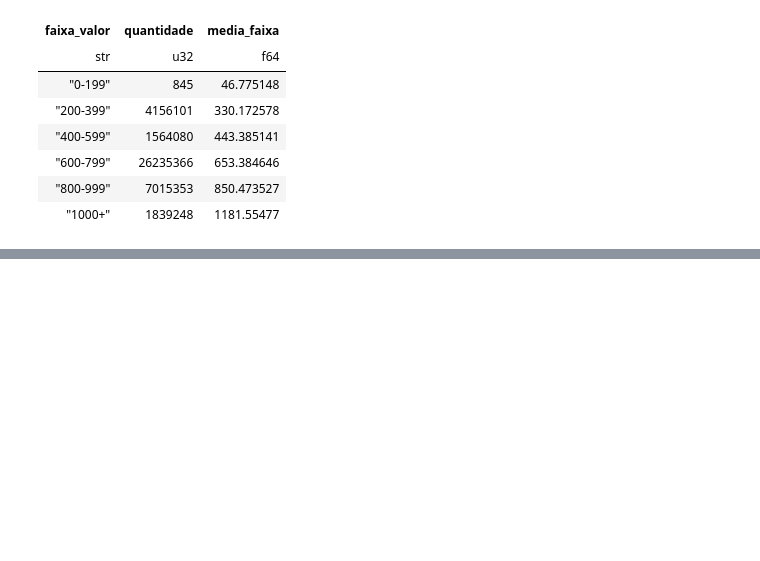
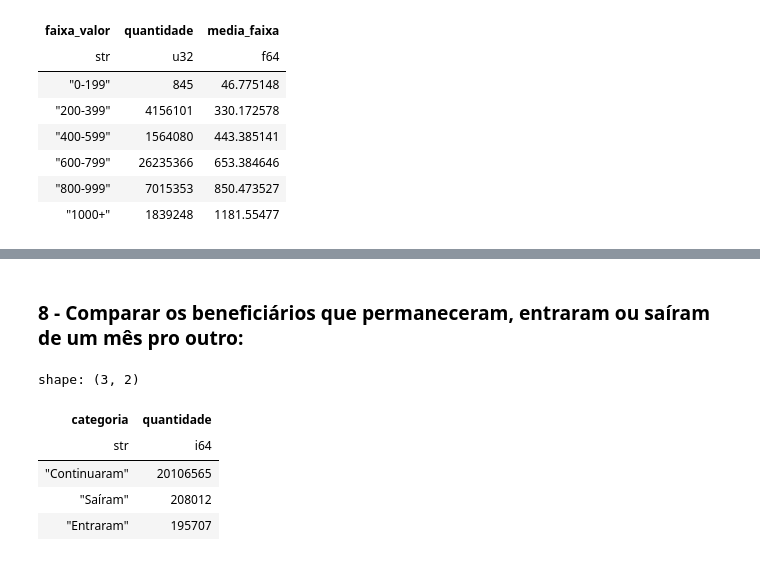
Before and after one commit to Andrerod15/treinamentos-conteudo, a Jupyter notebook: bolsafamilia2.ipynb, the cells around one changed output, grey strips where cells are left out. Saved outputs shown, nothing was run; the diff lists cells and outputs as text; code cells hidden in the pictures; blank space fills up the shorter version.

```diff
--- a/bolsafamilia2.ipynb
+++ b/bolsafamilia2.ipynb
@@ -132,0 +168,32 @@ fig.write_html("grafico_beneficiarios_por_faixa_etaria.html")
+# %% [markdown]
+### 8 - Comparar os beneficiários que permaneceram, entraram ou saíram de um mês pro outro:
+# %%
+meses = df_bolsa2.select("mes_comp").unique().to_series().sort().to_list()
+mes1, mes2 = meses
+
+df_mes1 = df_bolsa2.filter(pl.col("mes_comp") == mes1).select(["nis", "favorecido"]).unique()
+df_mes2 = df_bolsa2.filter(pl.col("mes_comp") == mes2).select(["nis", "favorecido"]).unique()
+
+df_continuaram = df_mes1.join(df_mes2, on=["nis", "favorecido"], how="inner")
+
+df_sairam = df_mes1.join(df_mes2, on=["nis", "favorecido"], how="anti")
+
+df_novos = df_mes2.join(df_mes1, on=["nis", "favorecido"], how="anti")
+
+resumo = pl.DataFrame({
+    "categoria": ["Continuaram", "Saíram", "Entraram"],
+    "quantidade": [
+        df_continuaram.height,
+        df_sairam.height,
+        df_novos.height
+    ]
+})
+
+resumo
+# %% [output]
+shape: (3, 2)
+| categoria | quantidade |
+| str | i64 |
+| "Continuaram" | 20106565 |
+| "Saíram" | 208012 |
+| "Entraram" | 195707 |
```
Also changed, not shown: parts of 15 cells of this notebook, 1 other file.
